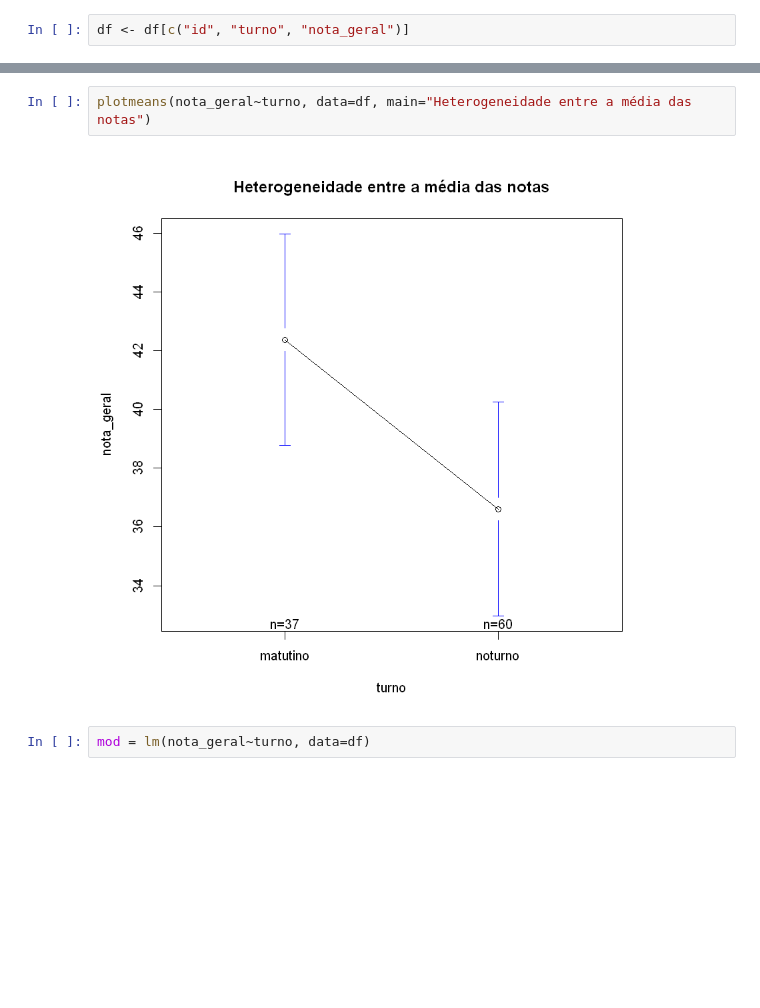
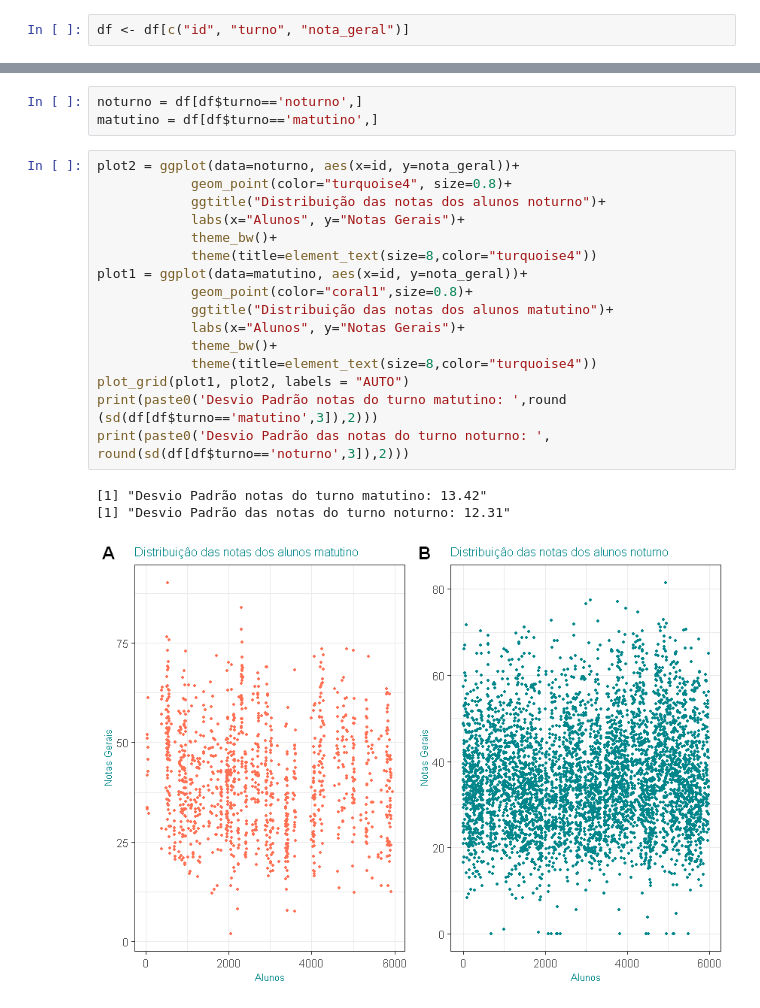
Before and after one commit to emariot/econometria, a Jupyter notebook: teste_hipótese_enade.ipynb, the cells around one changed output, grey strips where cells are left out. Saved outputs shown, nothing was run; the diff lists cells and outputs as text; blank space fills up the shorter version.

```diff
--- a/teste_hipótese_enade.ipynb
+++ b/teste_hipótese_enade.ipynb
@@ -186,6 +195,23 @@ ggplot(df, aes(x=nota_geral, color=turno, fill=turno)) +
-# %%
-plotmeans(nota_geral~turno, data=df, main="Heterogeneidade entre a média das notas")
-# %% [output]
-[figure, removed]
-# %%
-mod = lm(nota_geral~turno, data=df)
+# %%
+noturno = df[df$turno=='noturno',]
+matutino = df[df$turno=='matutino',]
+# %%
+plot2 = ggplot(data=noturno, aes(x=id, y=nota_geral))+
+            geom_point(color="turquoise4", size=0.8)+
+            ggtitle("Distribuição das notas dos alunos noturno")+
+            labs(x="Alunos", y="Notas Gerais")+
+            theme_bw()+
+            theme(title=element_text(size=8,color="turquoise4"))
+plot1 = ggplot(data=matutino, aes(x=id, y=nota_geral))+
+            geom_point(color="coral1",size=0.8)+
+            ggtitle("Distribuição das notas dos alunos matutino")+
+            labs(x="Alunos", y="Notas Gerais")+
+            theme_bw()+
+            theme(title=element_text(size=8,color="turquoise4"))
+plot_grid(plot1, plot2, labels = "AUTO")
+print(paste0('Desvio Padrão notas do turno matutino: ',round (sd(df[df$turno=='matutino',3]),2)))
+print(paste0('Desvio Padrão das notas do turno noturno: ', round(sd(df[df$turno=='noturno',3]),2)))
+# %% [output]
+[1] "Desvio Padrão notas do turno matutino: 13.42"
+[1] "Desvio Padrão das notas do turno noturno: 12.31"
+[figure, added]
```
Also changed, not shown: parts of 36 cells of this notebook.
